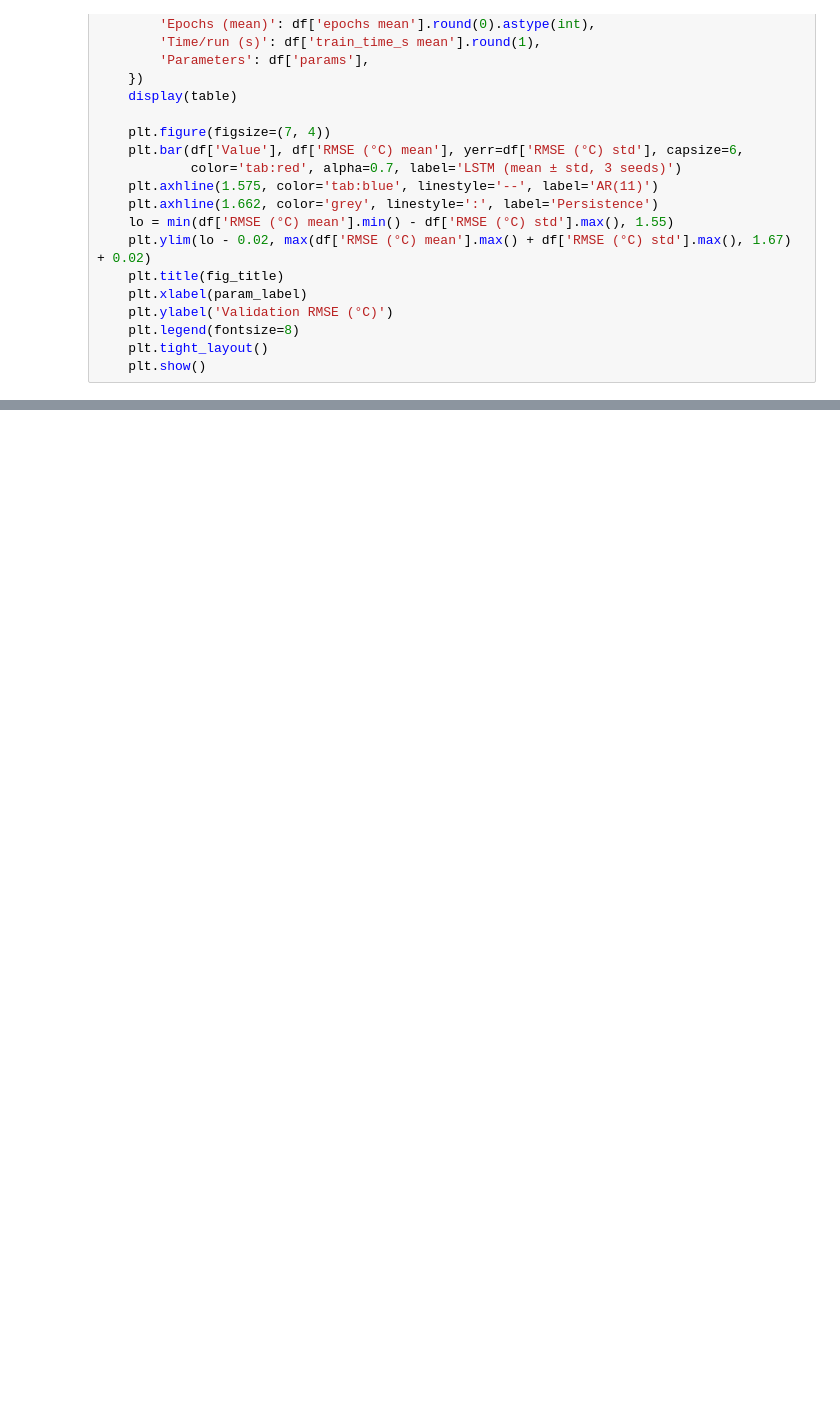
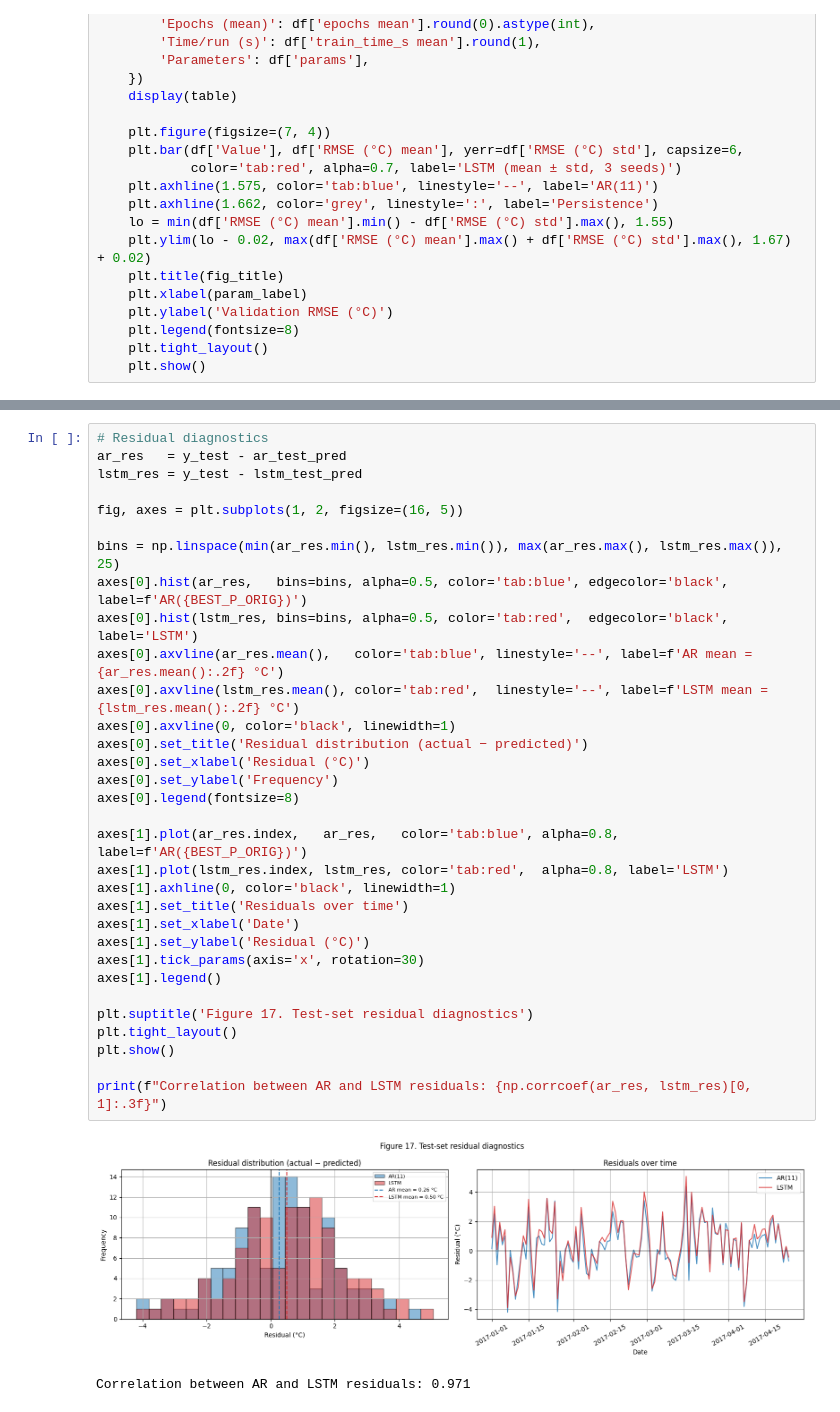
Before and after one commit to JoshuaOhYQ/Graded_Lab_3_Sequential_Data_Prediction, a Jupyter notebook: sequential-data-prediction.ipynb, the cells around one changed output, grey strips where cells are left out. Drawn from its saved outputs; the diff is of its cells as text; blank space fills up the shorter version.

```diff
--- a/sequential-data-prediction.ipynb
+++ b/sequential-data-prediction.ipynb
@@ -1283,0 +1553,35 @@ D: ('n_layers', 'dropout')=(2, 0.2)           RMSE 1.576 ± 0.002 °C | 282 epoc
+# %%
+# Residual diagnostics
+ar_res   = y_test - ar_test_pred
+lstm_res = y_test - lstm_test_pred
+
+fig, axes = plt.subplots(1, 2, figsize=(16, 5))
+
+bins = np.linspace(min(ar_res.min(), lstm_res.min()), max(ar_res.max(), lstm_res.max()), 25)
+axes[0].hist(ar_res,   bins=bins, alpha=0.5, color='tab:blue', edgecolor='black', label=f'AR({BEST_P_ORIG})')
+axes[0].hist(lstm_res, bins=bins, alpha=0.5, color='tab:red',  edgecolor='black', label='LSTM')
+axes[0].axvline(ar_res.mean(),   color='tab:blue', linestyle='--', label=f'AR mean = {ar_res.mean():.2f} °C')
+axes[0].axvline(lstm_res.mean(), color='tab:red',  linestyle='--', label=f'LSTM mean = {lstm_res.mean():.2f} °C')
+axes[0].axvline(0, color='black', linewidth=1)
+axes[0].set_title('Residual distribution (actual − predicted)')
+axes[0].set_xlabel('Residual (°C)')
+axes[0].set_ylabel('Frequency')
+axes[0].legend(fontsize=8)
+
+axes[1].plot(ar_res.index,   ar_res,   color='tab:blue', alpha=0.8, label=f'AR({BEST_P_ORIG})')
+axes[1].plot(lstm_res.index, lstm_res, color='tab:red',  alpha=0.8, label='LSTM')
+axes[1].axhline(0, color='black', linewidth=1)
+axes[1].set_title('Residuals over time')
+axes[1].set_xlabel('Date')
+axes[1].set_ylabel('Residual (°C)')
+axes[1].tick_params(axis='x', rotation=30)
+axes[1].legend()
+
+plt.suptitle('Figure 17. Test-set residual diagnostics')
+plt.tight_layout()
+plt.show()
+
+print(f"Correlation between AR and LSTM residuals: {np.corrcoef(ar_res, lstm_res)[0, 1]:.3f}")
+# %% [output]
+[figure, added]
+Correlation between AR and LSTM residuals: 0.971
```
Also changed, not shown: parts of 26 cells of this notebook.
